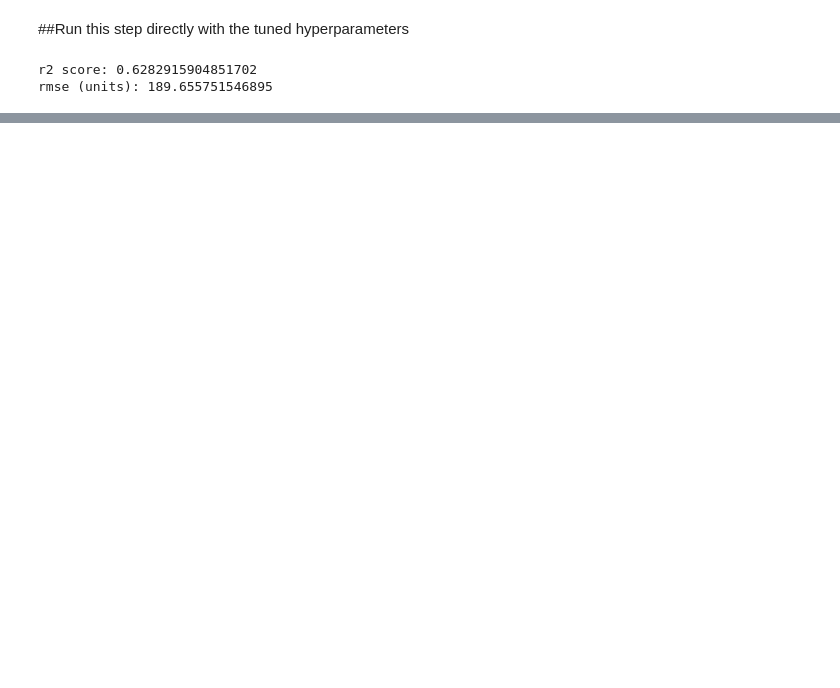
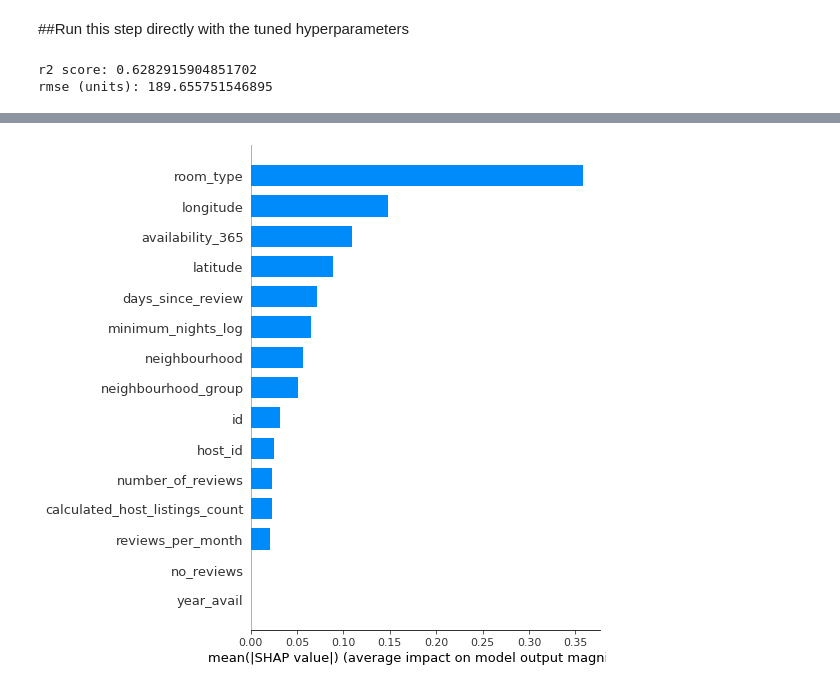
Before and after one commit to arunjegathesh/airbnb_ensemble_learning, a Jupyter notebook: Ensemble_Project_v1.ipynb, the cells around one changed output, grey strips where cells are left out. Saved outputs shown, nothing was run; the diff lists cells and outputs as text; code cells hidden in the pictures; blank space fills up the shorter version.

```diff
--- a/Ensemble_Project_v1.ipynb
+++ b/Ensemble_Project_v1.ipynb
@@ -1046,0 +1066,10 @@ rmse (units): 189.655751546895
+# %%
+# Calculate the SHAP values for each feature using the shap library
+explainer = shap.Explainer(loaded_model_cb)
+shap_values = explainer(X_train_cat)
+
+# Plot the SHAP summary plot
+shap.summary_plot(shap_values, X_train_cat, plot_type="bar")
+plt.show()
+# %% [output]
+[figure, added]
```
Also changed, not shown: parts of 31 cells of this notebook.
